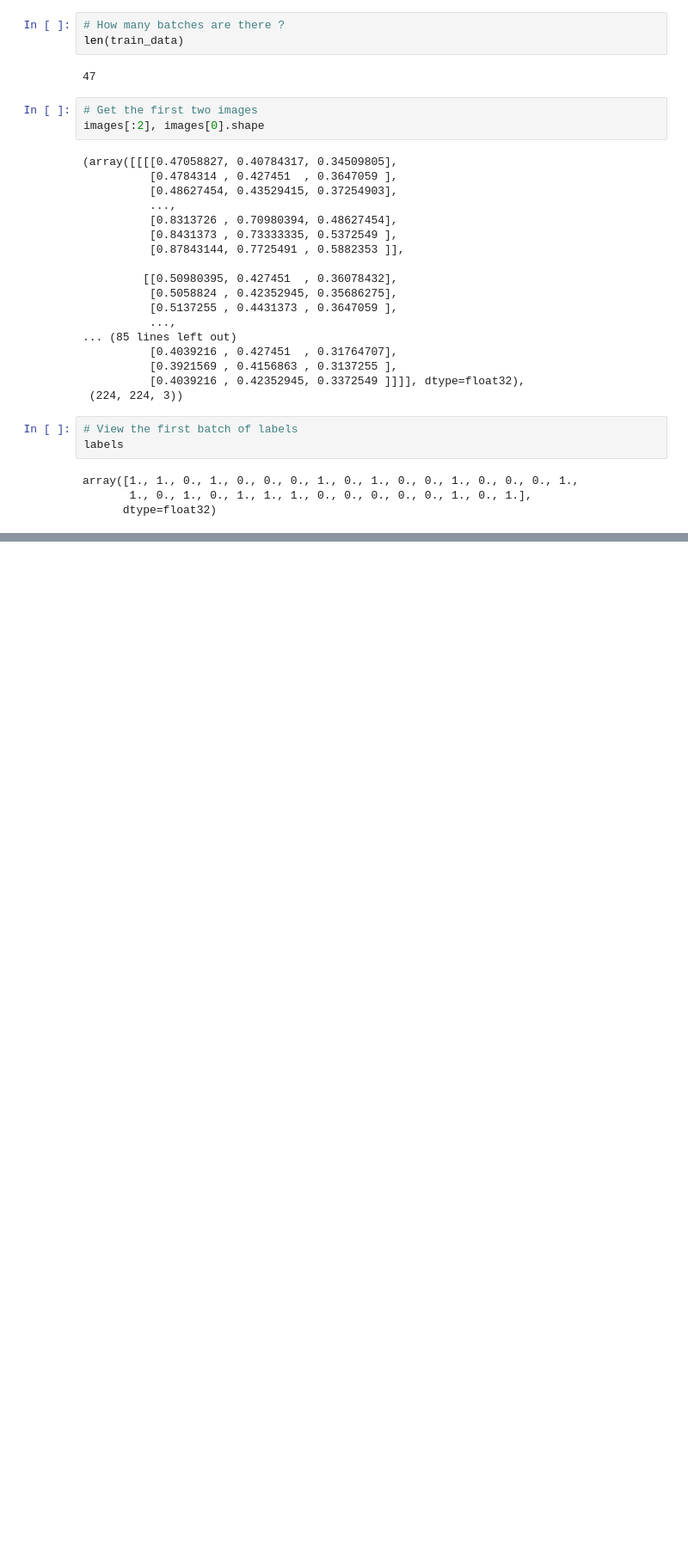
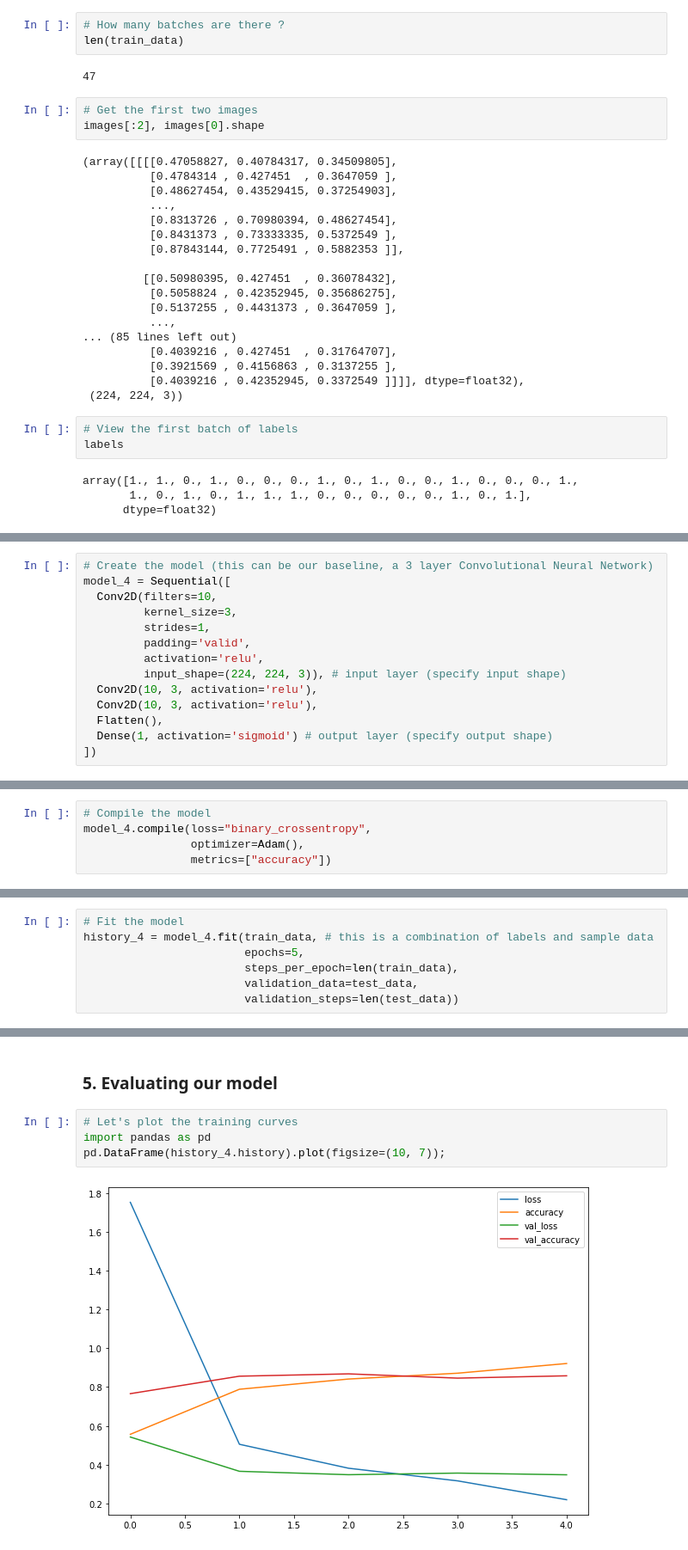
Before and after one commit to prachuryanath/TF-Learning, a Jupyter notebook: 03_convolutional_neural_networks_in_tensorflow.ipynb, the cells around one changed output, grey strips where cells are left out. Shown: that part at 86% size. Cells and saved outputs as stored; diff of their text form; blank space fills up the shorter version.

```diff
--- a/03_convolutional_neural_networks_in_tensorflow.ipynb
+++ b/03_convolutional_neural_networks_in_tensorflow.ipynb
@@ -454,0 +462,14 @@ array([1., 1., 0., 1., 0., 0., 0., 1., 0., 1., 0., 0., 1., 0., 0., 0., 1.,
+# %%
+# Create the model (this can be our baseline, a 3 layer Convolutional Neural Network)
+model_4 = Sequential([
+  Conv2D(filters=10,
+         kernel_size=3,
+         strides=1,
+         padding='valid',
+         activation='relu',
+         input_shape=(224, 224, 3)), # input layer (specify input shape)
+  Conv2D(10, 3, activation='relu'),
+  Conv2D(10, 3, activation='relu'),
+  Flatten(),
+  Dense(1, activation='sigmoid') # output layer (specify output shape)
+])
@@ -454,0 +485,5 @@ array([1., 1., 0., 1., 0., 0., 0., 1., 0., 1., 0., 0., 1., 0., 0., 0., 1.,
+# %%
+# Compile the model
+model_4.compile(loss="binary_crossentropy",
+                optimizer=Adam(),
+                metrics=["accuracy"])
@@ -454,0 +524,7 @@ array([1., 1., 0., 1., 0., 0., 0., 1., 0., 1., 0., 0., 1., 0., 0., 0., 1.,
+# %%
+# Fit the model
+history_4 = model_4.fit(train_data, # this is a combination of labels and sample data
+                        epochs=5,
+                        steps_per_epoch=len(train_data),
+                        validation_data=test_data,
+                        validation_steps=len(test_data))
@@ -454,0 +542,8 @@ array([1., 1., 0., 1., 0., 0., 0., 1., 0., 1., 0., 0., 1., 0., 0., 0., 1.,
+# %% [markdown]
+### 5. Evaluating our model
+# %%
+# Let's plot the training curves
+import pandas as pd
+pd.DataFrame(history_4.history).plot(figsize=(10, 7));
+# %% [output]
+[figure, added]
```
Also changed, not shown: parts of 31 cells of this notebook.
